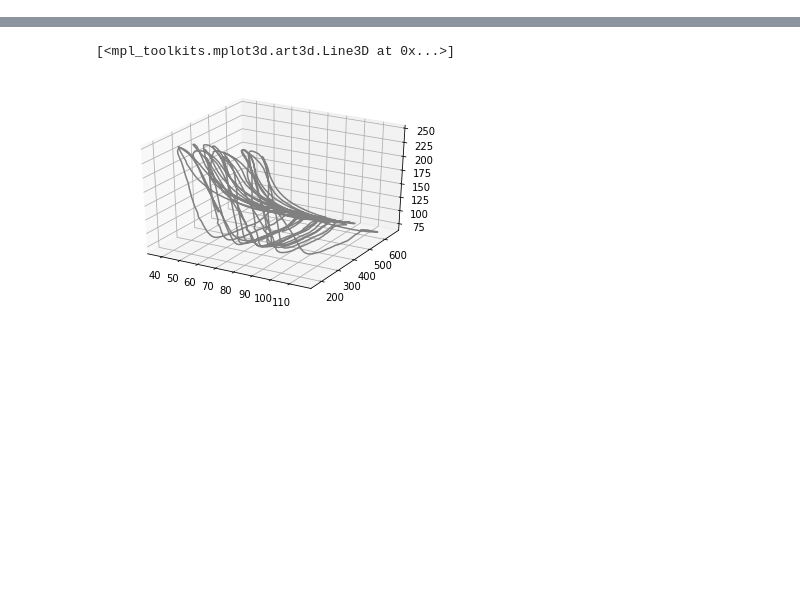
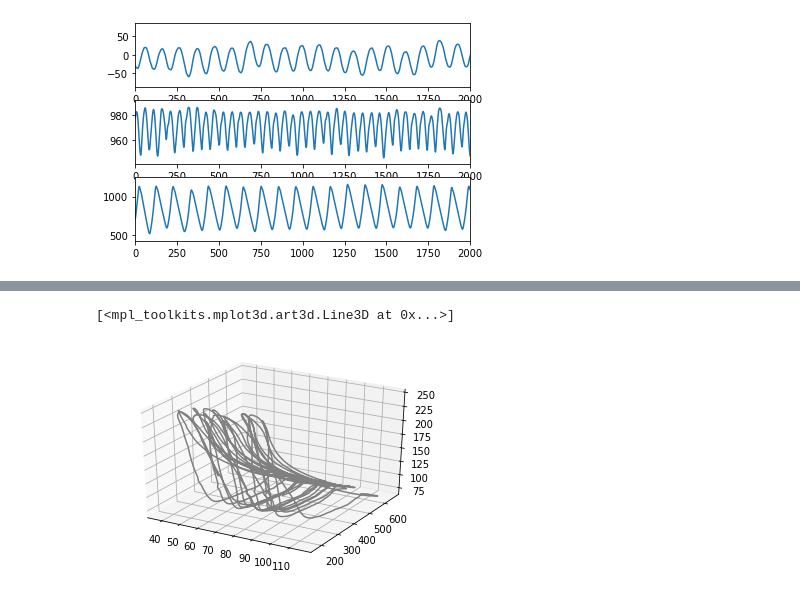
Before and after one commit to inseungkang/learningalgos, a Jupyter notebook: Controller_Inference_AdaptationTrial.ipynb, the cells around one changed output, grey strips where cells are left out. Saved outputs shown, nothing was run; the diff lists cells and outputs as text; code cells hidden in the pictures; blank space fills up the shorter version.

```diff
--- a/Controller_Inference_AdaptationTrial.ipynb
+++ b/Controller_Inference_AdaptationTrial.ipynb
@@ -30,14 +27,14 @@ Successfully installed c3d-0.5.1
 # This is mainly for the tied-belt trials
 # Extract maker header location from each c3d files
 
-file_dir = '/content/drive/My Drive/Inseung_LearningAlgos/c3d files/'
-file_list = os.listdir('/content/drive/My Drive/Inseung_LearningAlgos/c3d files/')
+file_dir = '/content/drive/My Drive/Inseung_LearningAlgos/c3d files_splitbelt/'
+file_list = os.listdir('/content/drive/My Drive/Inseung_LearningAlgos/c3d files_splitbelt/')
 file_list.sort()
 header_col_list = []
 for filename in file_list:
   reader = c3d.Reader(open(file_dir+filename, 'rb'))
   markerLabel = reader.point_labels
-  markerName = ['RASI','LASI','RPSI','LPSI','RHEE','LHEE']
+  markerName = ['RASI','LASI','RPSI','LPSI','RANL','LANL']
   header_list = []
   for _, name in enumerate(markerName):
     for idx, label in enumerate(markerLabel):
@@ -46,15 +43,16 @@ for filename in file_list:
   header_col_list.append(header_list)
 # %%
 # This function uses the file input (npz file formate) and extract relevant data (marker, force)
-# for the trial time, currently it's set to 6 min walking (tied-belt)
-def extract_data(file_dir, file_header):
+# for the trial time, input in the start time in seconds and duration is in seconds
+def extract_data(file_dir, file_header, start_time, duration):
   with np.load(file_dir) as data:
     marker_data = data['points']
     force_data = data['analog']
 
   force_sync = np.mean(force_data[:,14,:], axis=1)
   start_idx = np.argwhere(abs(force_sync) > np.max(abs(force_sync)/2))[0,0]
-  end_idx = start_idx + 6*6000        #6 min of walking
+  start_idx = start_idx + start_time*6000
+  end_idx = start_idx + duration*6000
 
   foot_r = marker_data[start_idx:end_idx, file_header[4], 0:3]
   foot_l = marker_data[start_idx:end_idx, file_header[5], 0:3]
@@ -125,7 +123,7 @@ def compute_gait_event(com, foot_r, foot_l):
     else:
       d = hc_l[idx+1]
 
-    gait_vec = np.array([a, b, c, d])
+    gait_vec = np.array([int(a), int(b), int(c), int(d)])
     gait_event_idx = np.row_stack((gait_event_idx, gait_vec))
 
   return gait_event_idx
@@ -190,30 +188,42 @@ com_vec = []
 foot_vec_r = []
 foot_vec_l = []
 
-for file_idx, file_name in enumerate(file_list):
-  file_name = file_name.split('c3d')[0]+'npz'
-  file_header = header_col_list[file_idx]
-  com, foot_r, foot_l, force_r, force_l = extract_data(npz_dir+file_name, file_header)
+# for file_idx, file_name in enumerate(file_list):
+# file_name = file_name.split('c3d')[0]+'npz'
+# file_header = header_col_list[file_idx]
+file_name = file_list[2].split('c3d')[0]+'npz'
+file_header = header_col_list[2]
 
-  # Using the gait event detection funciton, comute right and left leg's mid stance and heel contact
-  gait_event_idx = compute_gait_event(com, foot_r, foot_l)
+com, foot_r, foot_l, force_r, force_l = extract_data(npz_dir+file_name, file_header, 12, 45)
 
-  # Using the gait event and marker data, compute delta P and Q values for each leg
-  delta_P_r, delta_P_l, delta_Q_r, delta_Q_l = compute_pelvis_foot_state(com, foot_r, foot_l, gait_event_idx)
+# Using the gait event detection funciton, comute right and left leg's mid stance and heel contact
+gait_event_idx = compute_gait_event(com, foot_r, foot_l)
 
-  # if "AB1_Session1_Right14_Left14" in file_name:
-  com_vec.append(com)
-  foot_vec_r.append(foot_r)
-  foot_vec_l.append(foot_l)
-# Using the compuate delata values, fit a linear model around it
-  linear_model_X = LinearRegression().fit(delta_P_r, delta_Q_r[:,0])
-  linear_model_Y = LinearRegression().fit(delta_P_r, delta_Q_r[:,1])
+# Using the gait event and marker data, compute delta P and Q values for each leg
+# delta_P_r, delta_P_l, delta_Q_r, delta_Q_l = compute_pelvis_foot_state(com, foot_r, foot_l, gait_event_idx)
 
-  # linear_model_Y = regression.fit(delta_P_r, delta_Q_r[:,1])
-  print(file_name)
-  print('R2 Value for X: '+str(linear_model_X.score(delta_P_r, delta_Q_r[:,0])))
-  print('R2 Value for Y: '+str(linear_model_Y.score(delta_P_r, delta_Q_r[:,1])))
-  print(linear_model_X.coef_)
-  print(linear_model_Y.coef_)
-  print('')
+range = [0, 2000]
+fig, axs = plt.subplots(3)
+axs[0].plot(com[:,0])
+axs[0].set_xlim(range)
+axs[1].plot(com[:,2])
+axs[1].set_xlim(range)
+axs[2].plot(foot_r[:,1])
+axs[2].set_xlim(range)
+
+# # if "AB1_Session1_Right14_Left14" in file_name:
+# com_vec.append(com)
+# foot_vec_r.append(foot_r)
+# foot_vec_l.append(foot_l)
+# # Using the compuate delata values, fit a linear model around it
+# linear_model_X = LinearRegression().fit(delta_P_r, delta_Q_r[:,0])
+# linear_model_Y = LinearRegression().fit(delta_P_r, delta_Q_r[:,1])
+
+# # linear_model_Y = regression.fit(delta_P_r, delta_Q_r[:,1])
+# print(file_name)
+# print('R2 Value for X: '+str(linear_model_X.score(delta_P_r, delta_Q_r[:,0])))
+# print('R2 Value for Y: '+str(linear_model_Y.score(delta_P_r, delta_Q_r[:,1])))
+# print(linear_model_X.coef_)
+# print(linear_model_Y.coef_)
+# print('')
 # %% [output]
@@ -236,0 +231 @@ R2 Value for Y: 0.23644454094597644
+[figure, added]
```
Also changed, not shown: parts of 7 cells of this notebook.
